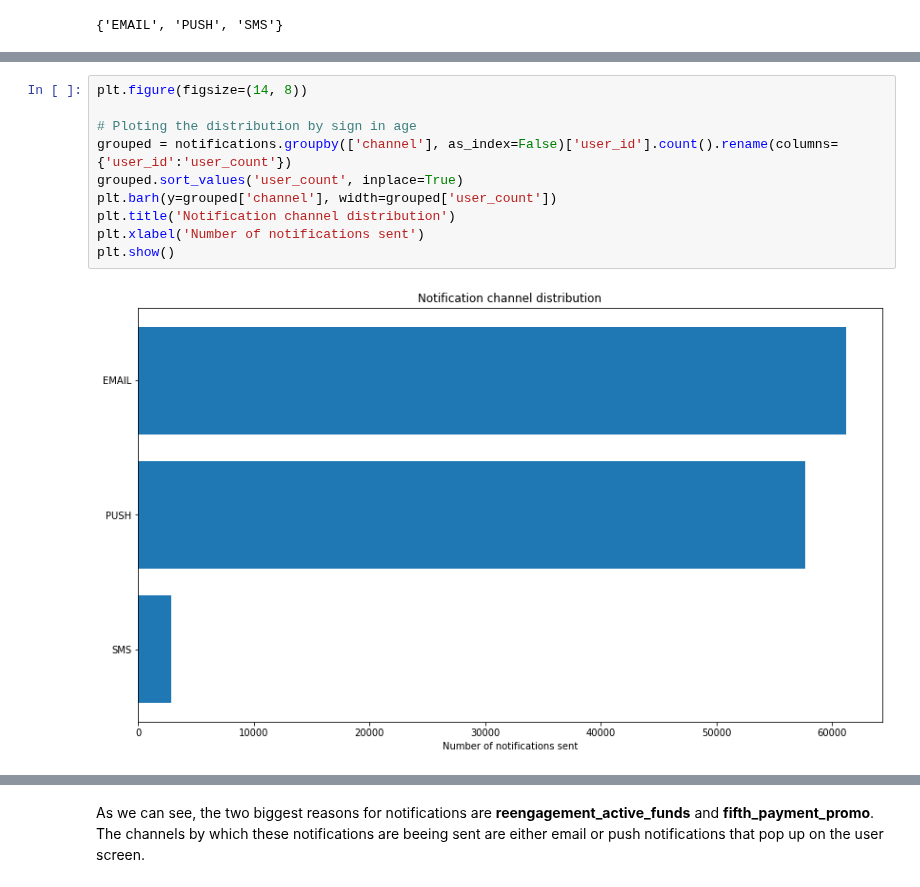
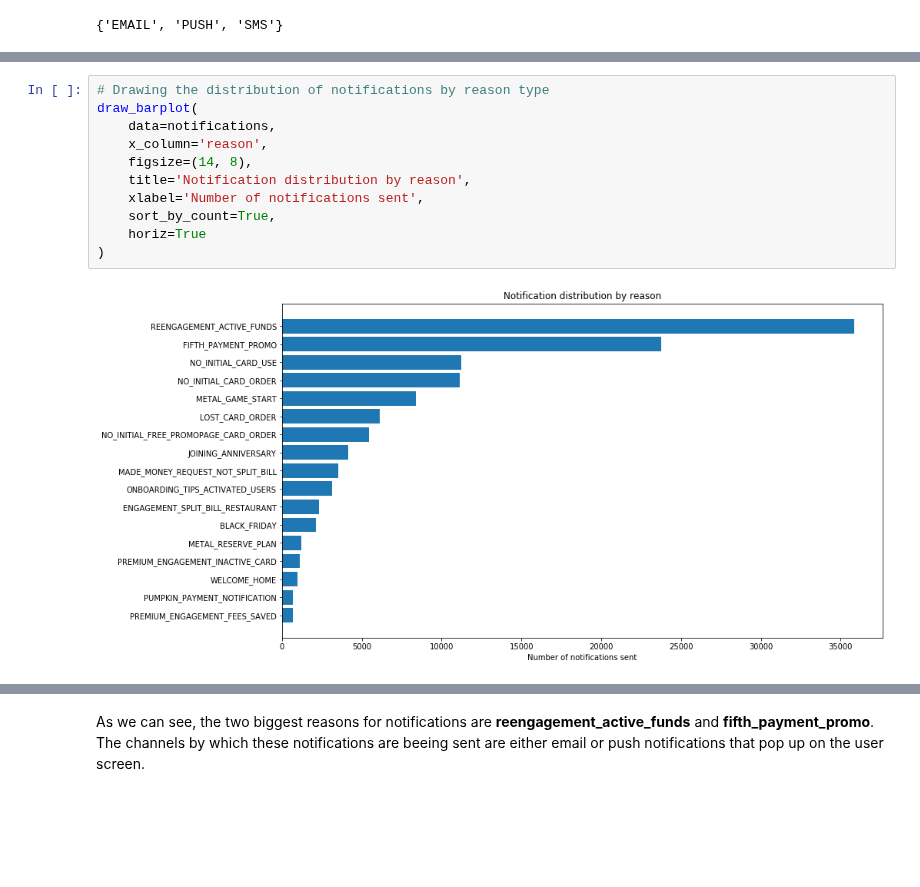
Before and after one commit to Eligijus112/revolut-churn-exploration, a Jupyter notebook: Revolut-churn.ipynb, the cells around one changed output, grey strips where cells are left out. Saved outputs shown, nothing was run; the diff lists cells and outputs as text; blank space fills up the shorter version.

Commit message:
Generalized the ploting function. Fixed some mistakes in the analysis

```diff
--- a/Revolut-churn.ipynb
+++ b/Revolut-churn.ipynb
@@ -268,12 +253,13 @@ plt.show()
-# %%
-plt.figure(figsize=(14, 8))
-
-# Ploting the distribution by sign in age
-grouped = notifications.groupby(['channel'], as_index=False)['user_id'].count().rename(columns={'user_id':'user_count'})
-grouped.sort_values('user_count', inplace=True)
-plt.barh(y=grouped['channel'], width=grouped['user_count'])
-plt.title('Notification channel distribution')
-plt.xlabel('Number of notifications sent')
-plt.show()
-# %% [output]
-[figure, removed]
+# %%
+# Drawing the distribution of notifications by reason type
+draw_barplot(
+    data=notifications,
+    x_column='reason',
+    figsize=(14, 8),
+    title='Notification distribution by reason',
+    xlabel='Number of notifications sent',
+    sort_by_count=True,
+    horiz=True
+)
+# %% [output]
+[figure, added]
```
Also changed, not shown: parts of 39 cells of this notebook, 2 other files.
